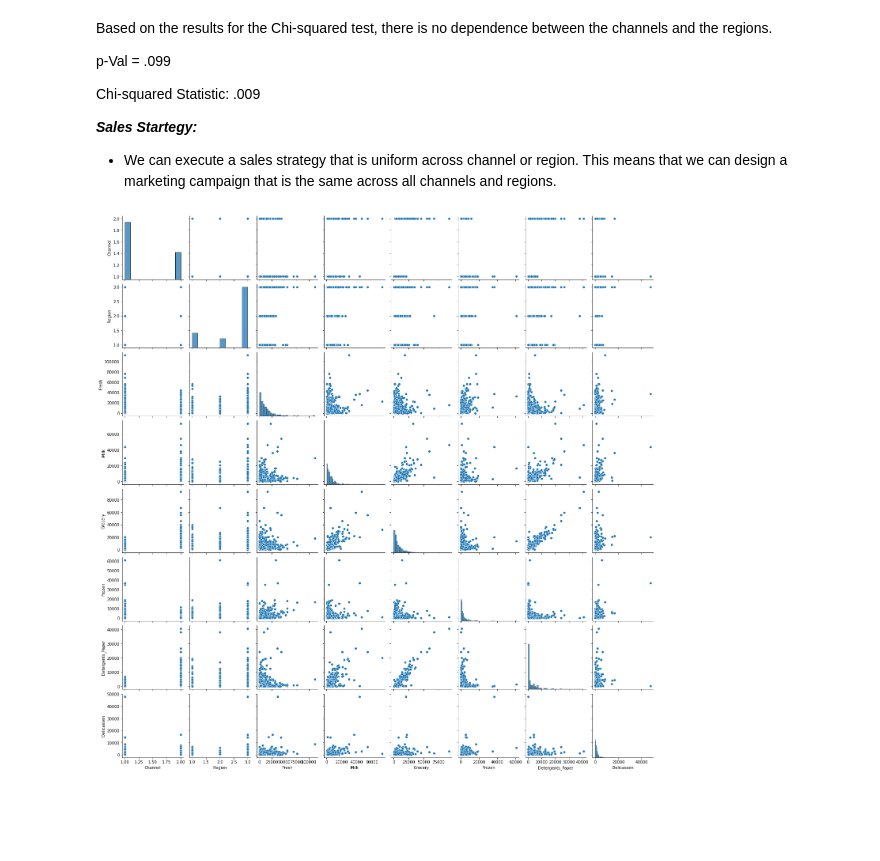
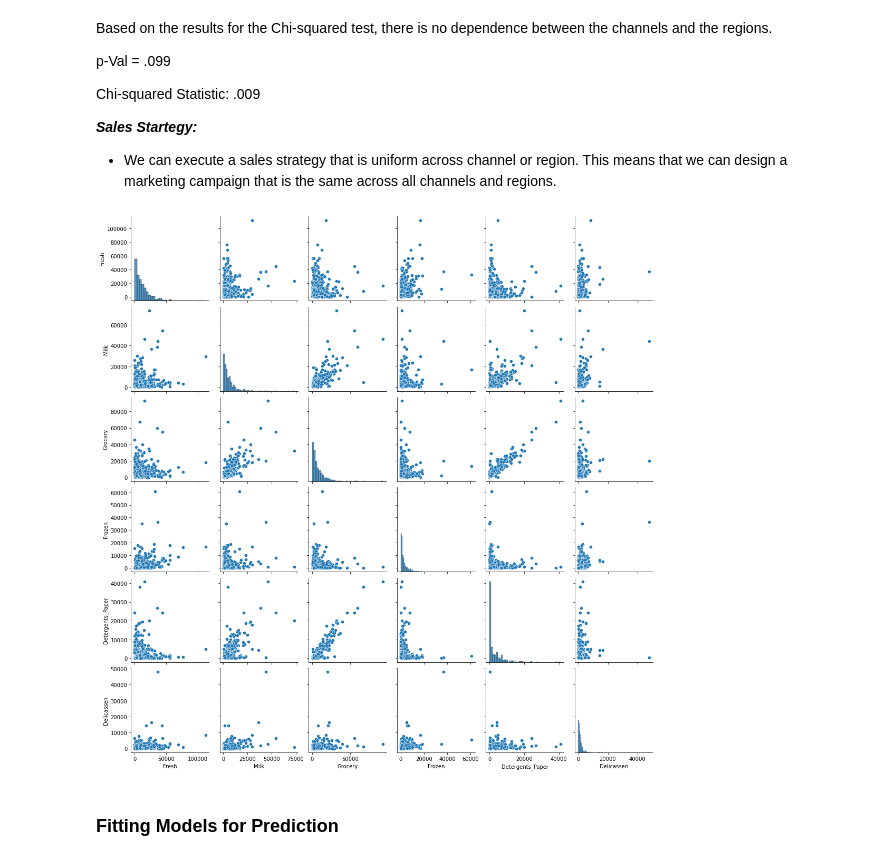
Before and after one commit to lopez-Luis89/Team_Project_AAI-500, a Jupyter notebook: Team Project AAI 500.ipynb, the cells around one changed output. Saved outputs shown, nothing was run; the diff lists cells and outputs as text; code cells hidden in the pictures; blank space fills up the shorter version.

```diff
--- a/Team Project AAI 500.ipynb
+++ b/Team Project AAI 500.ipynb
@@ -221,0 +186,2 @@ We are 95% confident that in the long-run, the consumption of Fresh food will re
+# %%
+df_products =  df.drop(columns=['Channel', 'Region'], axis= 1)
@@ -447,7 +326,9 @@ Chi-squared Statistic: .009
 ***Sales Startegy:***
 - We can execute a sales strategy that is uniform across channel or region. This means that we can design a marketing campaign that is the same across all channels and regions.
 # %%
-sns.pairplot(data=df)#Plotting several scatter plots to see the correlation between each variable
+sns.pairplot(data= df_products)#Plotting several scatter plots to see the correlation between each variable
 plt.show();
 # %% [output]
-[figure, old version]
+[figure, new version]
+# %% [markdown]
+### Fitting Models for Prediction
```
Also changed, not shown: parts of 17 cells of this notebook, 1 other file.
